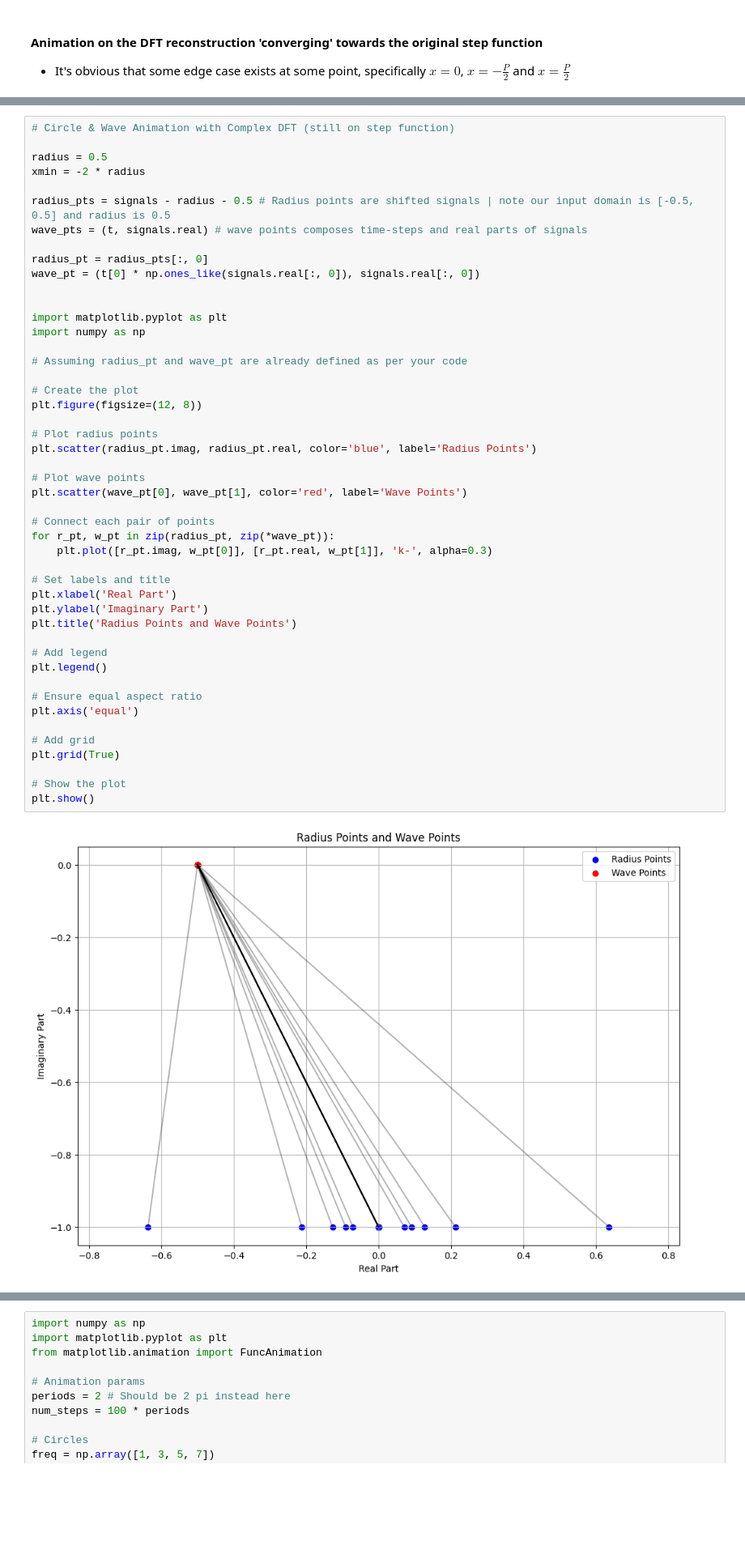
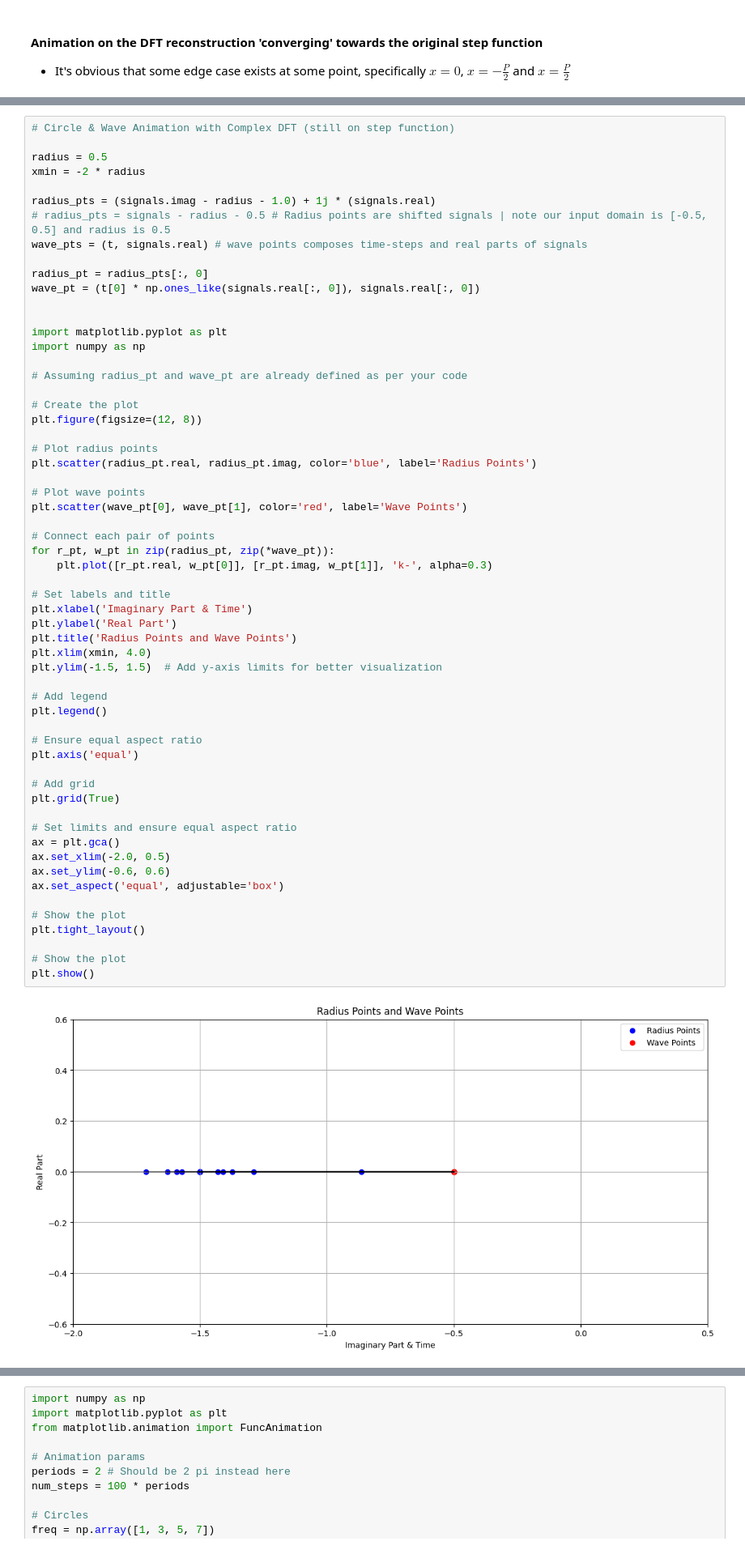
Before and after one commit to fangyuan-ksgk/waveletGPT, a Jupyter notebook: test.ipynb, the cells around one changed output, grey strips where cells are left out. Shown at 81% size. Saved outputs shown, nothing was run; the diff lists cells and outputs as text; blank space fills up the shorter version.

```diff
--- a/test.ipynb
+++ b/test.ipynb
@@ -178,7 +176,8 @@ array([1., 1., 1., 1., 1., 1., 1., 1., 1., 1., 1., 1., 1., 1., 1., 1., 1.,
 radius = 0.5
 xmin = -2 * radius
 
-radius_pts = signals - radius - 0.5 # Radius points are shifted signals | note our input domain is [-0.5, 0.5] and radius is 0.5
+radius_pts = (signals.imag - radius - 1.0) + 1j * (signals.real)
+# radius_pts = signals - radius - 0.5 # Radius points are shifted signals | note our input domain is [-0.5, 0.5] and radius is 0.5
 wave_pts = (t, signals.real) # wave points composes time-steps and real parts of signals
 
 radius_pt = radius_pts[:, 0]
@@ -189,35 +188,46 @@ import matplotlib.pyplot as plt
 import numpy as np
 
 # Assuming radius_pt and wave_pt are already defined as per your code
 
 # Create the plot
 plt.figure(figsize=(12, 8))
 
 # Plot radius points
-plt.scatter(radius_pt.imag, radius_pt.real, color='blue', label='Radius Points')
+plt.scatter(radius_pt.real, radius_pt.imag, color='blue', label='Radius Points')
 
 # Plot wave points
 plt.scatter(wave_pt[0], wave_pt[1], color='red', label='Wave Points')
 
 # Connect each pair of points
 for r_pt, w_pt in zip(radius_pt, zip(*wave_pt)):
-    plt.plot([r_pt.imag, w_pt[0]], [r_pt.real, w_pt[1]], 'k-', alpha=0.3)
+    plt.plot([r_pt.real, w_pt[0]], [r_pt.imag, w_pt[1]], 'k-', alpha=0.3)
 
 # Set labels and title
-plt.xlabel('Real Part')
-plt.ylabel('Imaginary Part')
+plt.xlabel('Imaginary Part & Time')
+plt.ylabel('Real Part')
 plt.title('Radius Points and Wave Points')
+plt.xlim(xmin, 4.0)
+plt.ylim(-1.5, 1.5)  # Add y-axis limits for better visualization
 
 # Add legend
 plt.legend()
 
 # Ensure equal aspect ratio
 plt.axis('equal')
 
 # Add grid
 plt.grid(True)
 
+# Set limits and ensure equal aspect ratio
+ax = plt.gca()
+ax.set_xlim(-2.0, 0.5)
+ax.set_ylim(-0.6, 0.6)
+ax.set_aspect('equal', adjustable='box')
+
+# Show the plot
+plt.tight_layout()
+
 # Show the plot
 plt.show()
 # %% [output]
-[figure, old version]
+[figure, new version]
```
Also changed, not shown: parts of 10 cells of this notebook, 5 other files.
